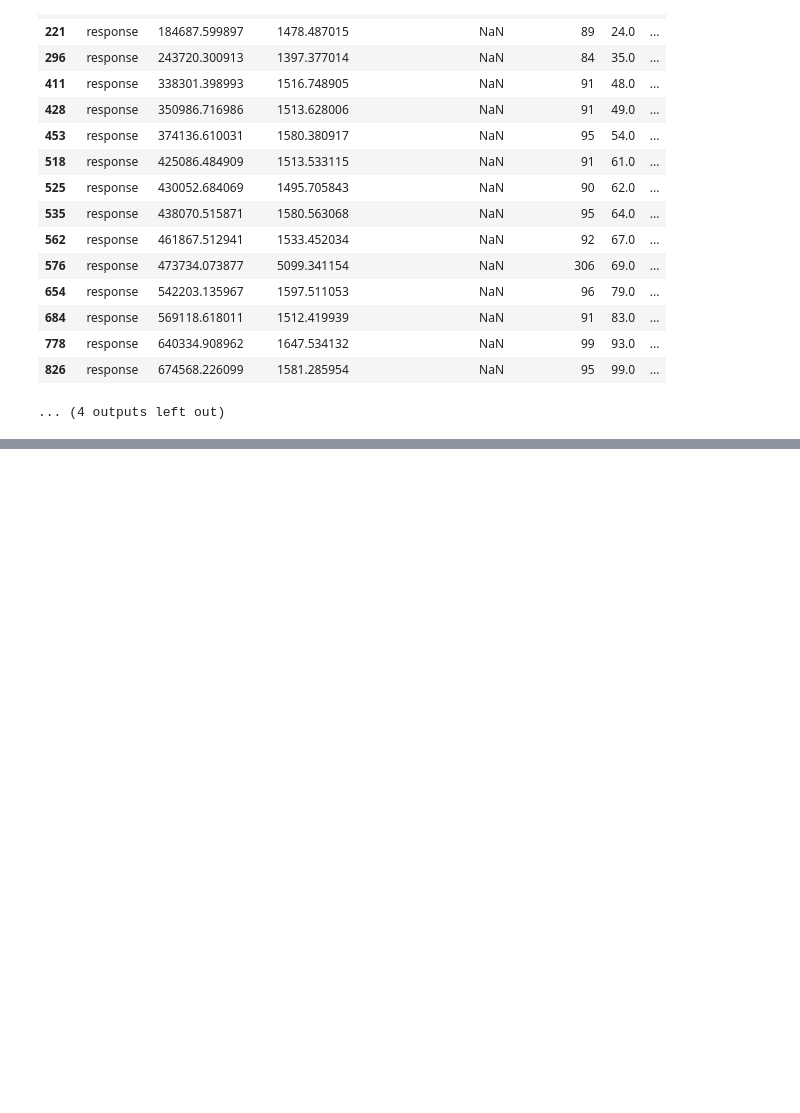
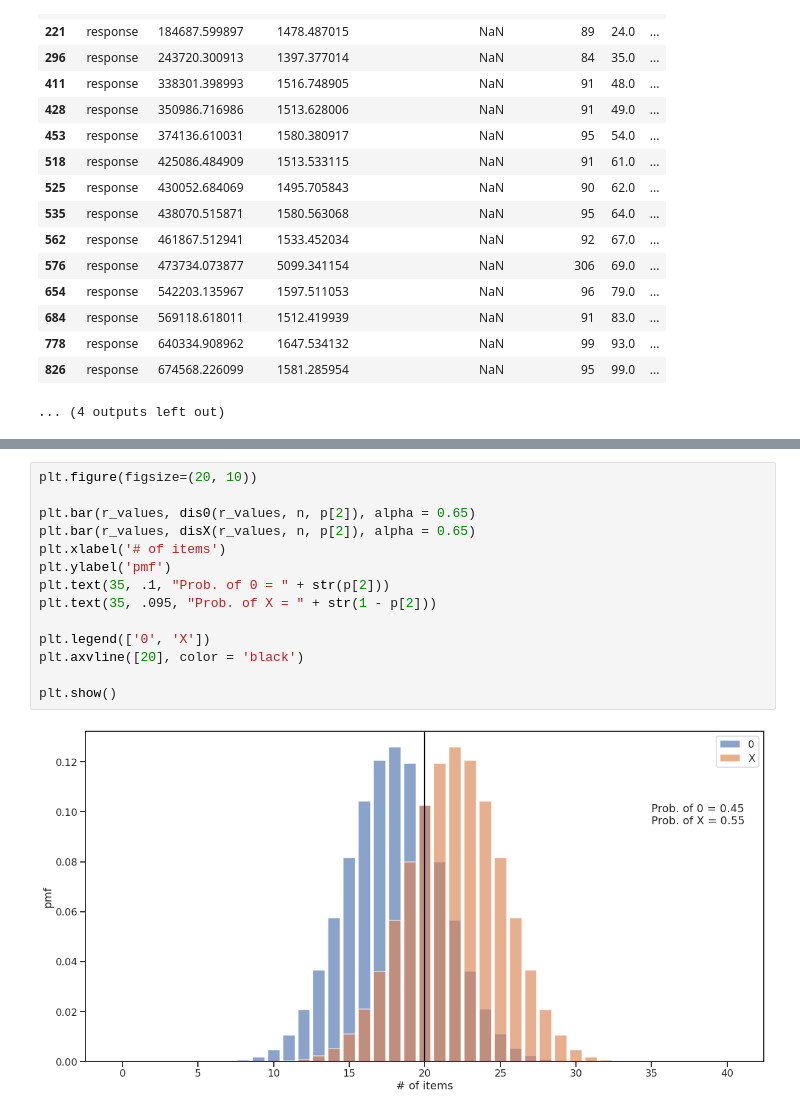
Before and after one commit to isaacmenchaca/HNLpsychopy, a Jupyter notebook: accuracyTestForTask.ipynb, the cells around one changed output, grey strips where cells are left out. Drawn from its saved outputs; the diff is of its cells as text; blank space fills up the shorter version.

```diff
--- a/accuracyTestForTask.ipynb
+++ b/accuracyTestForTask.ipynb
@@ -310,0 +349,16 @@ likelihood
+# %%
+plt.figure(figsize=(20, 10))
+
+plt.bar(r_values, dis0(r_values, n, p[2]), alpha = 0.65)
+plt.bar(r_values, disX(r_values, n, p[2]), alpha = 0.65)
+plt.xlabel('# of items')
+plt.ylabel('pmf')
+plt.text(35, .1, "Prob. of 0 = " + str(p[2]))
+plt.text(35, .095, "Prob. of X = " + str(1 - p[2]))
+
+plt.legend(['0', 'X'])
+plt.axvline([20], color = 'black')
+
+plt.show()
+# %% [output]
+[figure, added]
```
Also changed, not shown: parts of 12 cells of this notebook.
